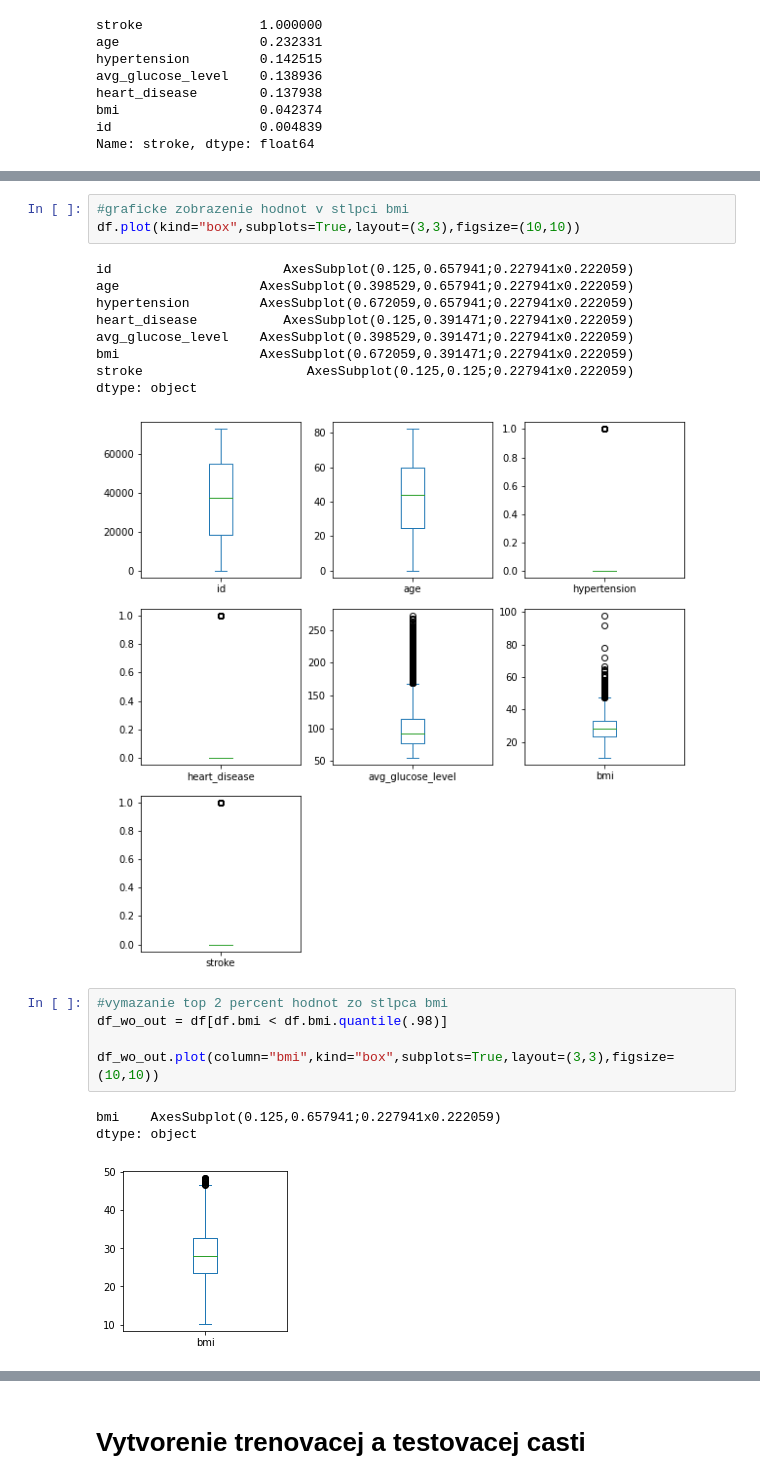
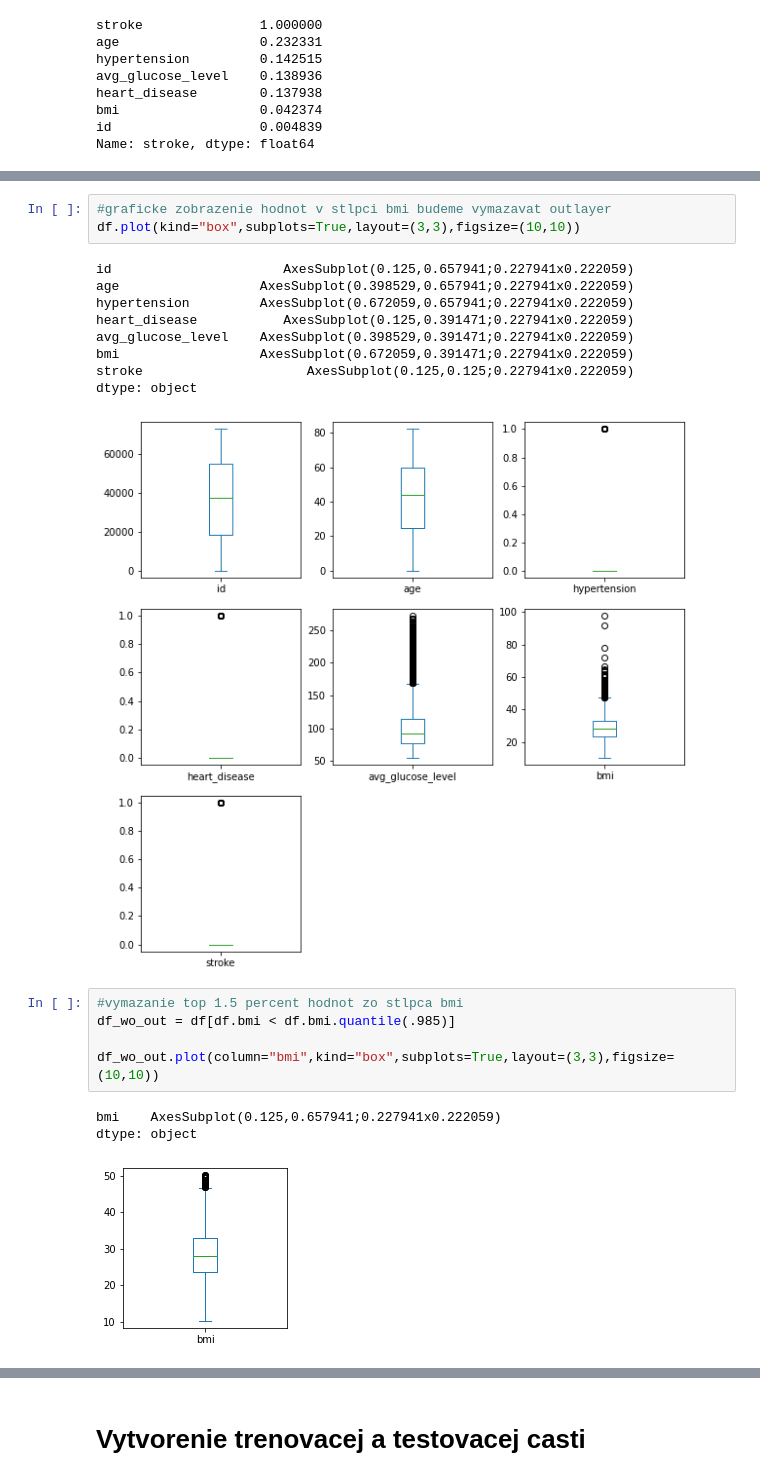
Before and after one commit to risomisek/machineLearning, a Jupyter notebook: PaloRisoML-stroke_rate.ipynb, the cells around one changed output, grey strips where cells are left out. Cells and saved outputs as stored; diff of their text form.

```diff
--- a/PaloRisoML-stroke_rate.ipynb
+++ b/PaloRisoML-stroke_rate.ipynb
@@ -222,7 +213,7 @@ sns.heatmap(corr,vmin=-1,vmax=1,annot=True )
 <AxesSubplot:>
 [figure]
 # %%
-#graficke zobrazenie hodnot v stlpci bmi
+#graficke zobrazenie hodnot v stlpci bmi budeme vymazavat outlayer
 df.plot(kind="box",subplots=True,layout=(3,3),figsize=(10,10))
 # %% [output]
 id                      AxesSubplot(0.125,0.657941;0.227941x0.222059)
@@ -234,13 +225,13 @@ bmi                  AxesSubplot(0.672059,0.391471;0.227941x0.222059)
 stroke                     AxesSubplot(0.125,0.125;0.227941x0.222059)
 dtype: object
 [figure]
-# %%
-#vymazanie top 2 percent hodnot zo stlpca bmi
-df_wo_out = df[df.bmi < df.bmi.quantile(.98)]
-
-df_wo_out.plot(column="bmi",kind="box",subplots=True,layout=(3,3),figsize=(10,10))
-# %% [output]
-bmi    AxesSubplot(0.125,0.657941;0.227941x0.222059)
-dtype: object
-[figure, removed]
+# %%
+#vymazanie top 1.5 percent hodnot zo stlpca bmi
+df_wo_out = df[df.bmi < df.bmi.quantile(.985)]
+
+df_wo_out.plot(column="bmi",kind="box",subplots=True,layout=(3,3),figsize=(10,10))
+# %% [output]
+bmi    AxesSubplot(0.125,0.657941;0.227941x0.222059)
+dtype: object
+[figure, added]
 # %%
```
Also changed, not shown: parts of 27 cells of this notebook.
